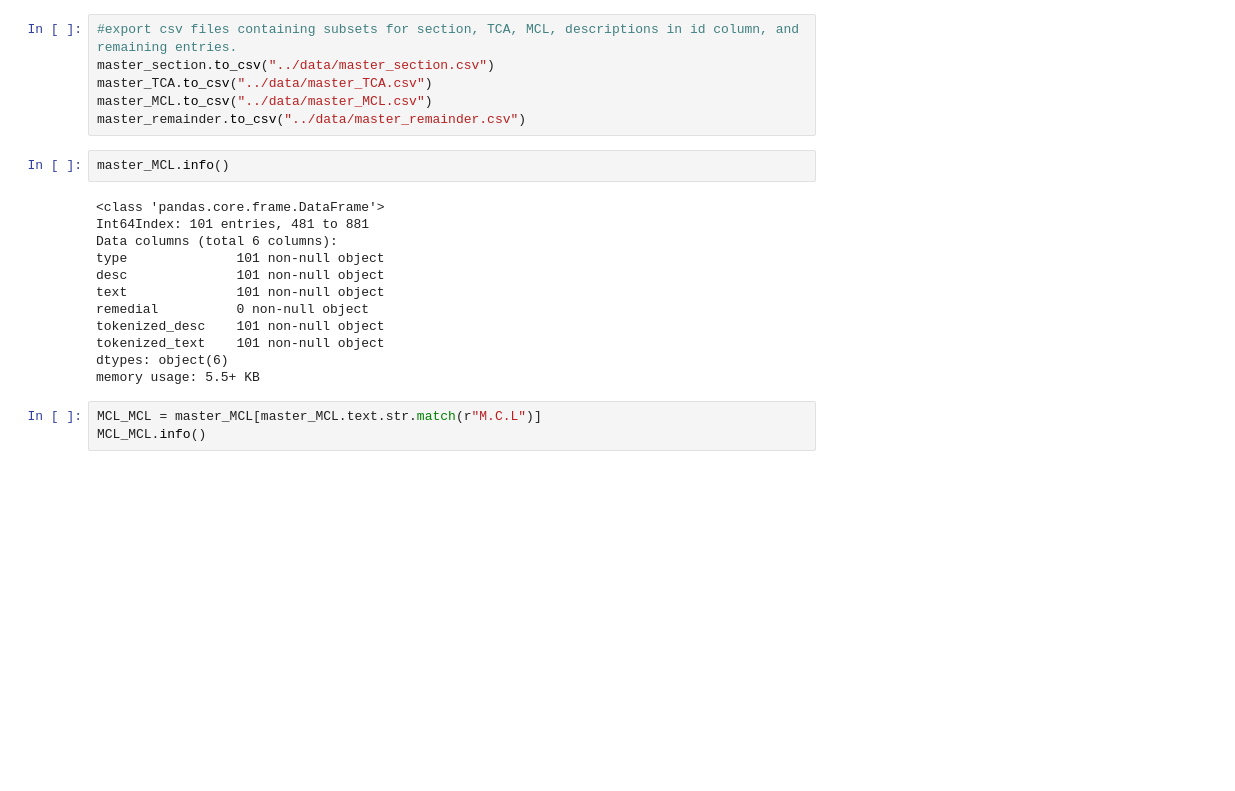
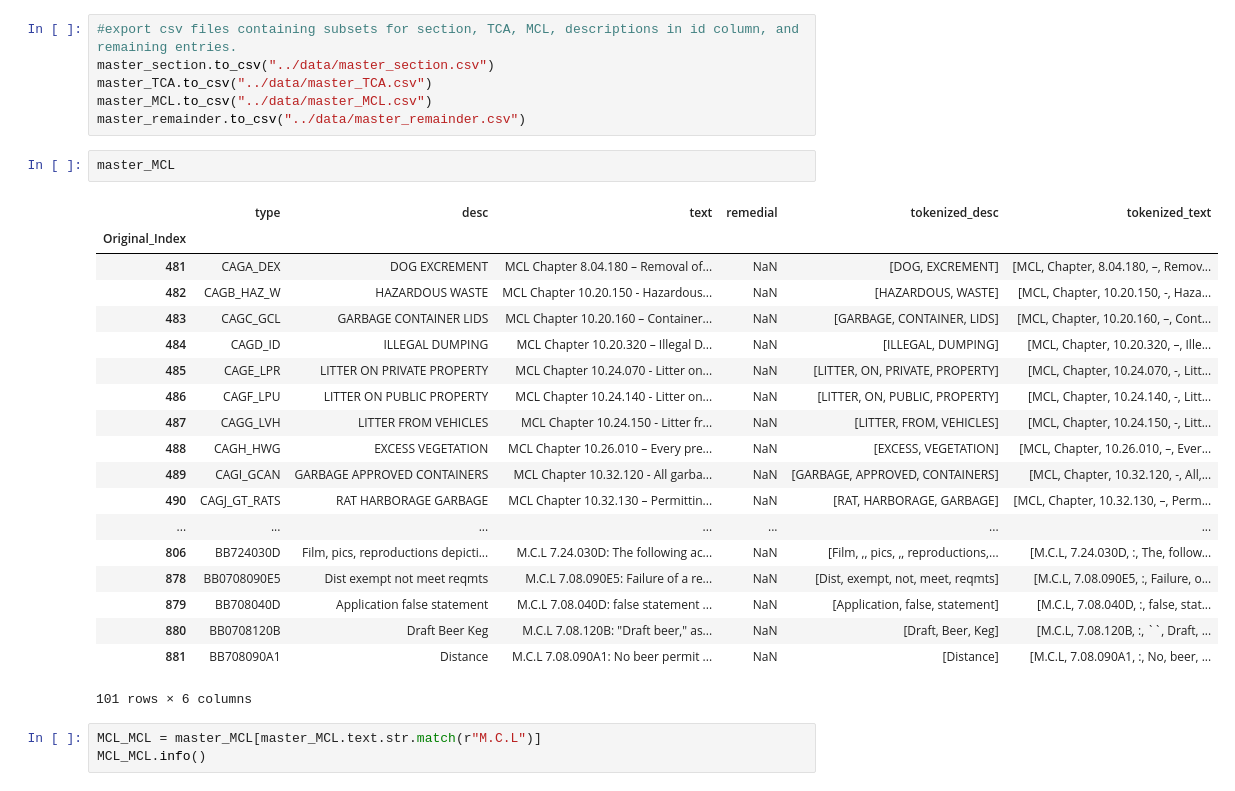
Before and after one commit to DEREJEGETU/data-question-2, a Jupyter notebook: notebooks/Mahesh.ipynb, the cells around one changed output. Drawn from its saved outputs; the diff is of its cells as text; blank space fills up the shorter version.

```diff
--- a/notebooks/Mahesh.ipynb
+++ b/notebooks/Mahesh.ipynb
@@ -202,19 +202,27 @@ master_TCA.to_csv("../data/master_TCA.csv")
 master_MCL.to_csv("../data/master_MCL.csv")
 master_remainder.to_csv("../data/master_remainder.csv")
 # %%
-master_MCL.info()
+master_MCL
 # %% [output]
+|  | type | desc | text | remedial | tokenized_desc | tokenized_text |
+| Original_Index |  |  |  |  |  |  |
+| 481 | CAGA_DEX | DOG EXCREMENT | MCL Chapter 8.04.180 – Removal of... | NaN | [DOG, EXCREMENT] | [MCL, Chapter, 8.04.180, –, Remov... |
+| 482 | CAGB_HAZ_W | HAZARDOUS WASTE | MCL Chapter 10.20.150 - Hazardous... | NaN | [HAZARDOUS, WASTE] | [MCL, Chapter, 10.20.150, -, Haza... |
+| 483 | CAGC_GCL | GARBAGE CONTAINER LIDS | MCL Chapter 10.20.160 – Container... | NaN | [GARBAGE, CONTAINER, LIDS] | [MCL, Chapter, 10.20.160, –, Cont... |
+| 484 | CAGD_ID | ILLEGAL DUMPING | MCL Chapter 10.20.320 – Illegal D... | NaN | [ILLEGAL, DUMPING] | [MCL, Chapter, 10.20.320, –, Ille... |
+| 485 | CAGE_LPR | LITTER ON PRIVATE PROPERTY | MCL Chapter 10.24.070 - Litter on... | NaN | [LITTER, ON, PRIVATE, PROPERTY] | [MCL, Chapter, 10.24.070, -, Litt... |
+| 486 | CAGF_LPU | LITTER ON PUBLIC PROPERTY | MCL Chapter 10.24.140 - Litter on... | NaN | [LITTER, ON, PUBLIC, PROPERTY] | [MCL, Chapter, 10.24.140, -, Litt... |
+| 487 | CAGG_LVH | LITTER FROM VEHICLES | MCL Chapter 10.24.150 - Litter fr... | NaN | [LITTER, FROM, VEHICLES] | [MCL, Chapter, 10.24.150, -, Litt... |
+| 488 | CAGH_HWG | EXCESS VEGETATION | MCL Chapter 10.26.010 – Every pre... | NaN | [EXCESS, VEGETATION] | [MCL, Chapter, 10.26.010, –, Ever... |
+| 489 | CAGI_GCAN | GARBAGE APPROVED CONTAINERS | MCL Chapter 10.32.120 - All garba... | NaN | [GARBAGE, APPROVED, CONTAINERS] | [MCL, Chapter, 10.32.120, -, All,... |
+| 490 | CAGJ_GT_RATS | RAT HARBORAGE GARBAGE | MCL Chapter 10.32.130 – Permittin... | NaN | [RAT, HARBORAGE, GARBAGE] | [MCL, Chapter, 10.32.130, –, Perm... |
+| ... | ... | ... | ... | ... | ... | ... |
+| 806 | BB724030D | Film, pics, reproductions depicti... | M.C.L 7.24.030D: The following ac... | NaN | [Film, ,, pics, ,, reproductions,... | [M.C.L, 7.24.030D, :, The, follow... |
+| 878 | BB0708090E5 | Dist exempt not meet reqmts | M.C.L 7.08.090E5: Failure of a re... | NaN | [Dist, exempt, not, meet, reqmts] | [M.C.L, 7.08.090E5, :, Failure, o... |
+| 879 | BB708040D | Application false statement | M.C.L 7.08.040D: false statement ... | NaN | [Application, false, statement] | [M.C.L, 7.08.040D, :, false, stat... |
+| 880 | BB0708120B | Draft Beer Keg | M.C.L 7.08.120B: "Draft beer," as... | NaN | [Draft, Beer, Keg] | [M.C.L, 7.08.120B, :, ``, Draft, ... |
+| 881 | BB708090A1 | Distance | M.C.L 7.08.090A1: No beer permit ... | NaN | [Distance] | [M.C.L, 7.08.090A1, :, No, beer, ... |
-<class 'pandas.core.frame.DataFrame'>
-Int64Index: 101 entries, 481 to 881
-Data columns (total 6 columns):
-type              101 non-null object
-desc              101 non-null object
-text              101 non-null object
-remedial          0 non-null object
-tokenized_desc    101 non-null object
-tokenized_text    101 non-null object
-dtypes: object(6)
-memory usage: 5.5+ KB
+101 rows × 6 columns
 # %%
 MCL_MCL = master_MCL[master_MCL.text.str.match(r"M.C.L")]
 MCL_MCL.info()
```
Also changed, not shown: parts of 6 cells of this notebook.
